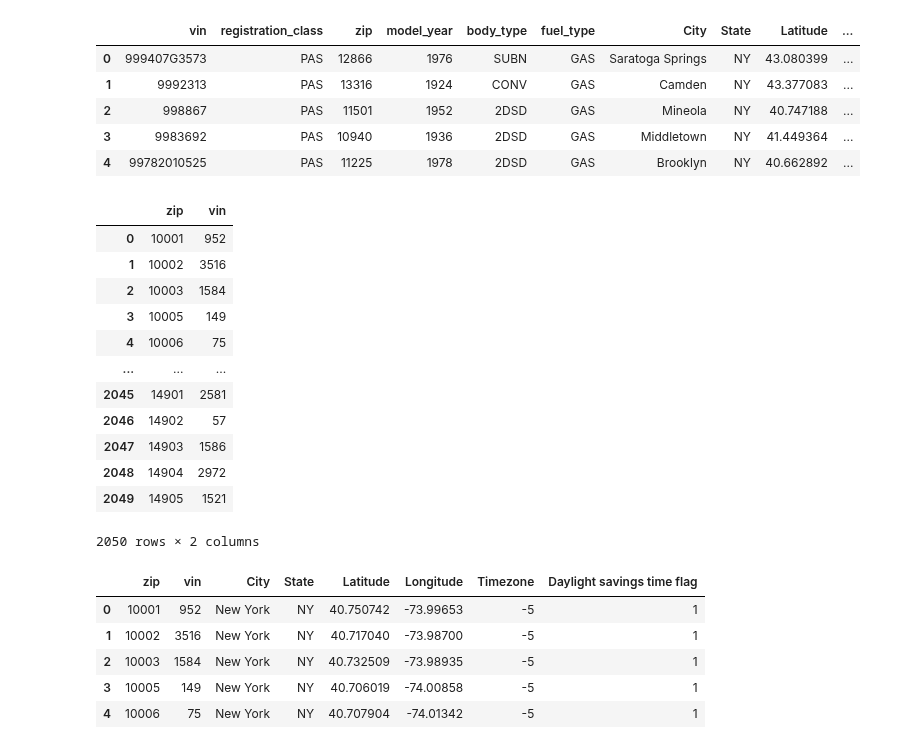
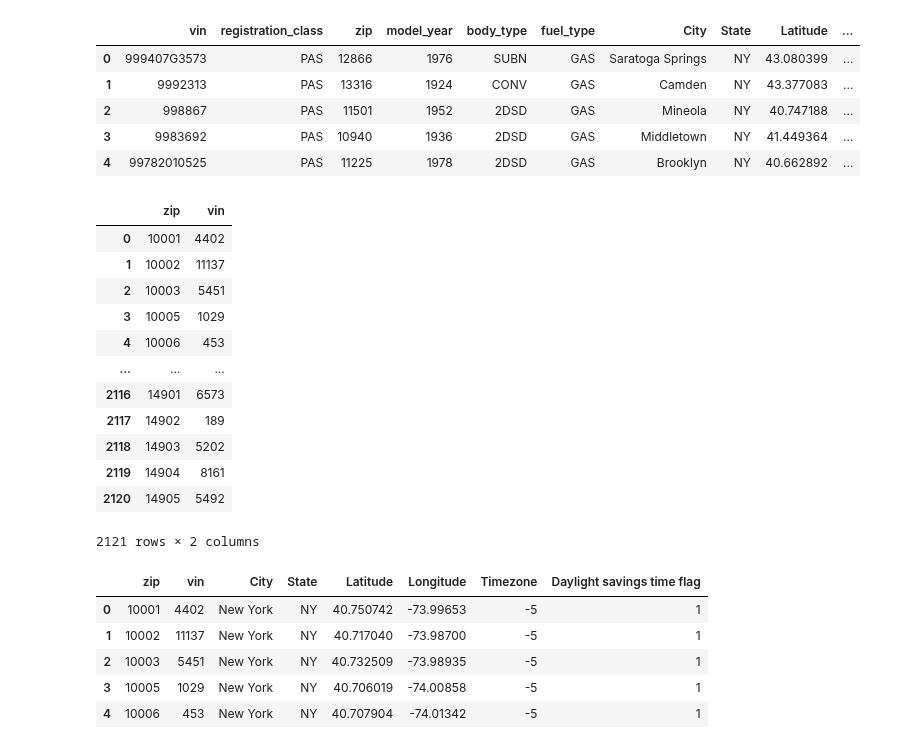
Before and after one commit to paloni-dotcom/Se7en, a Jupyter notebook: files to be removed after verifcation/Car_density_2020.ipynb, the cells around one changed output. Drawn from its saved outputs; the diff is of its cells as text; code cells hidden in the pictures.

```diff
--- a/Car_density_2009.ipynb
+++ b/files to be removed after verifcation/Car_density_2020.ipynb
@@ -18,7 +18,7 @@ vehicle_df = pd.read_csv("Data/vehicle_data.csv.gz", compression="gzip")
 vehicle_df = vehicle_df.dropna()
 
 #creating dataframe for car's for selective years
-vehicle_year_df = vehicle_df.loc[vehicle_df['model_year'].astype(int) <= 2009]
+vehicle_year_df = vehicle_df.loc[vehicle_df['model_year'].astype(int) <= 2020]
 #vehicle_year_df.head()
 # %%
 #introducing zip code coordinates
@@ -30,11 +30,11 @@ zip_df = zip_df.dropna()
 #zip_df.head()
 # %%
 #add zip code coordinates to vehicle age mean dataframe
-vehicle_2009_df = pd.merge(vehicle_year_df, zip_df, on=['zip','zip'], how="left")
+vehicle_2020_df = pd.merge(vehicle_year_df, zip_df, on=['zip','zip'], how="left")
 
 #take care of NaN velue
-vehicle_2009_df = vehicle_2009_df.dropna()
-vehicle_2009_df.head()
+vehicle_2020_df = vehicle_2020_df.dropna()
+vehicle_2020_df.head()
 # %% [output]
 |  | vin | registration_class | zip | model_year | body_type | fuel_type | City | State | Latitude | ... |
 | 0 | 999407G3573 | PAS | 12866 | 1976 | SUBN | GAS | Saratoga Springs | NY | 43.080399 | ... |
@@ -44,36 +44,36 @@ vehicle_2009_df.head()
 | 4 | 99782010525 | PAS | 11225 | 1978 | 2DSD | GAS | Brooklyn | NY | 40.662892 | ... |
 # %%
 # find mean of vehicle age by zip code
-veh_number_df = vehicle_2009_df.groupby('zip').agg({'vin':'count'})
+veh_number_df = vehicle_2020_df.groupby('zip').agg({'vin':'count'})
 veh_number_df = veh_number_df.reset_index()
 veh_number_df
 # %% [output]
 |  | zip | vin |
-| 0 | 10001 | 952 |
-| 1 | 10002 | 3516 |
-| 2 | 10003 | 1584 |
-| 3 | 10005 | 149 |
-| 4 | 10006 | 75 |
+| 0 | 10001 | 4402 |
+| 1 | 10002 | 11137 |
+| 2 | 10003 | 5451 |
+| 3 | 10005 | 1029 |
+| 4 | 10006 | 453 |
 | ... | ... | ... |
-| 2045 | 14901 | 2581 |
-| 2046 | 14902 | 57 |
-| 2047 | 14903 | 1586 |
-| 2048 | 14904 | 2972 |
-| 2049 | 14905 | 1521 |
+| 2116 | 14901 | 6573 |
+| 2117 | 14902 | 189 |
+| 2118 | 14903 | 5202 |
+| 2119 | 14904 | 8161 |
+| 2120 | 14905 | 5492 |
-2050 rows × 2 columns
+2121 rows × 2 columns
 # %%
 #add zip code coordinates to vehicle age mean dataframe
-vehicle_09_df = pd.merge(veh_number_df, zip_df, on=['zip','zip'], how="left")
+vehicle_20_df = pd.merge(veh_number_df, zip_df, on=['zip','zip'], how="left")
 
 #take care of NaN velue
-vehicle_09_df = vehicle_09_df.dropna()
-vehicle_09_df.head()
+vehicle_20_df = vehicle_20_df.dropna()
+vehicle_20_df.head()
 # %% [output]
 |  | zip | vin | City | State | Latitude | Longitude | Timezone | Daylight savings time flag |
-| 0 | 10001 | 952 | New York | NY | 40.750742 | -73.99653 | -5 | 1 |
-| 1 | 10002 | 3516 | New York | NY | 40.717040 | -73.98700 | -5 | 1 |
-| 2 | 10003 | 1584 | New York | NY | 40.732509 | -73.98935 | -5 | 1 |
-| 3 | 10005 | 149 | New York | NY | 40.706019 | -74.00858 | -5 | 1 |
-| 4 | 10006 | 75 | New York | NY | 40.707904 | -74.01342 | -5 | 1 |
+| 0 | 10001 | 4402 | New York | NY | 40.750742 | -73.99653 | -5 | 1 |
+| 1 | 10002 | 11137 | New York | NY | 40.717040 | -73.98700 | -5 | 1 |
+| 2 | 10003 | 5451 | New York | NY | 40.732509 | -73.98935 | -5 | 1 |
+| 3 | 10005 | 1029 | New York | NY | 40.706019 | -74.00858 | -5 | 1 |
+| 4 | 10006 | 453 | New York | NY | 40.707904 | -74.01342 | -5 | 1 |
 # %%
 #Plot Heatmap for vehicle age by zip code
```
Also changed, not shown: parts of 1 cell of this notebook, 7 other files.
